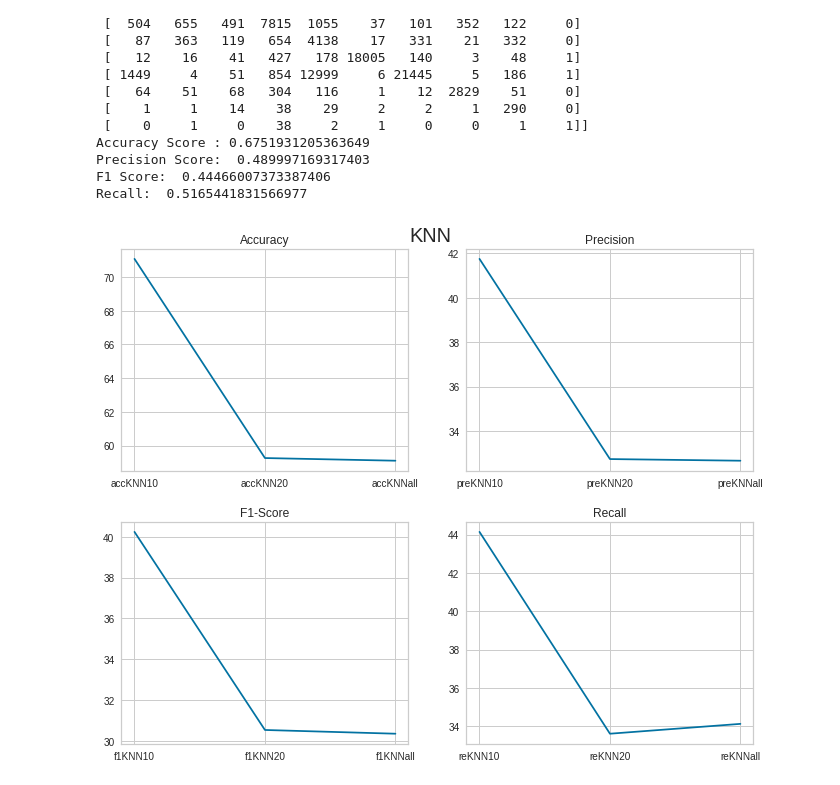
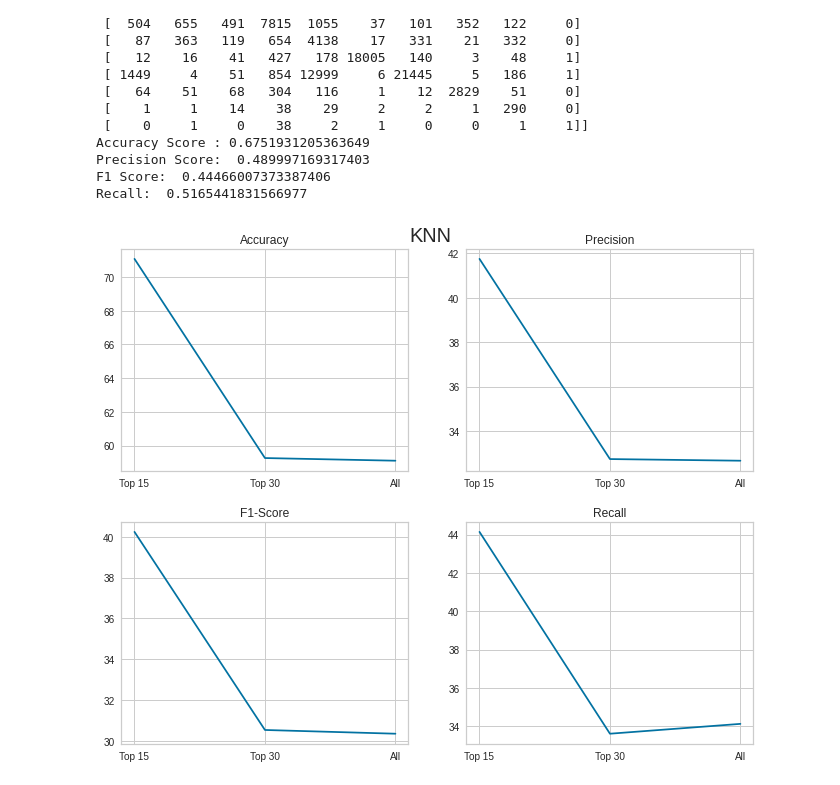
Before and after one commit to ishaak15/UNSW-IDS-Feature-Selection, a Jupyter notebook: Training_and_Testing.ipynb, the cells around one changed output. Saved outputs shown, nothing was run; the diff lists cells and outputs as text; code cells hidden in the pictures.

```diff
--- a/Training_and_Testing.ipynb
+++ b/Training_and_Testing.ipynb
@@ -1436,20 +1436,20 @@ import numpy as np
 # %%
 fig,a =  plt.subplots(2,2,figsize=(10, 8))
 fig.tight_layout(pad=3)
-a[0][0].plot(['accKNN10', 'accKNN20', 'accKNNall'],[accKNN10*100,accKNN20*100,accKNNall*100])
+a[0][0].plot(['Top 15', 'Top 30', 'All'],[accKNN10*100,accKNN20*100,accKNNall*100])
 a[0][0].set_title('Accuracy')
-a[0][1].plot(['preKNN10','preKNN20','preKNNall'],[preKNN10*100,preKNN20*100,preKNNall*100])
+a[0][1].plot(['Top 15', 'Top 30', 'All'],[preKNN10*100,preKNN20*100,preKNNall*100])
 a[0][1].set_title('Precision')
-a[1][0].plot(['f1KNN10','f1KNN20','f1KNNall'],[f1KNN10*100,f1KNN20*100,f1KNNall*100])
+a[1][0].plot(['Top 15', 'Top 30', 'All'],[f1KNN10*100,f1KNN20*100,f1KNNall*100])
 a[1][0].set_title('F1-Score')
-a[1][1].plot(['reKNN10','reKNN20','reKNNall'],[reKNN10*100,reKNN20*100,reKNNall*100])
+a[1][1].plot(['Top 15', 'Top 30', 'All'],[reKNN10*100,reKNN20*100,reKNNall*100])
 a[1][1].set_title('Recall')
 #figure.tight_layout(pad=3.0)
 plt.suptitle('KNN',fontsize=20)
 
 plt.show()
 # %% [output]
-[figure, old version]
+[figure, new version]
 # %%
 fig,a =  plt.subplots(2,2,figsize=(10, 8))
 fig.tight_layout(pad=3)
```
Also changed, not shown: parts of 8 cells of this notebook.
